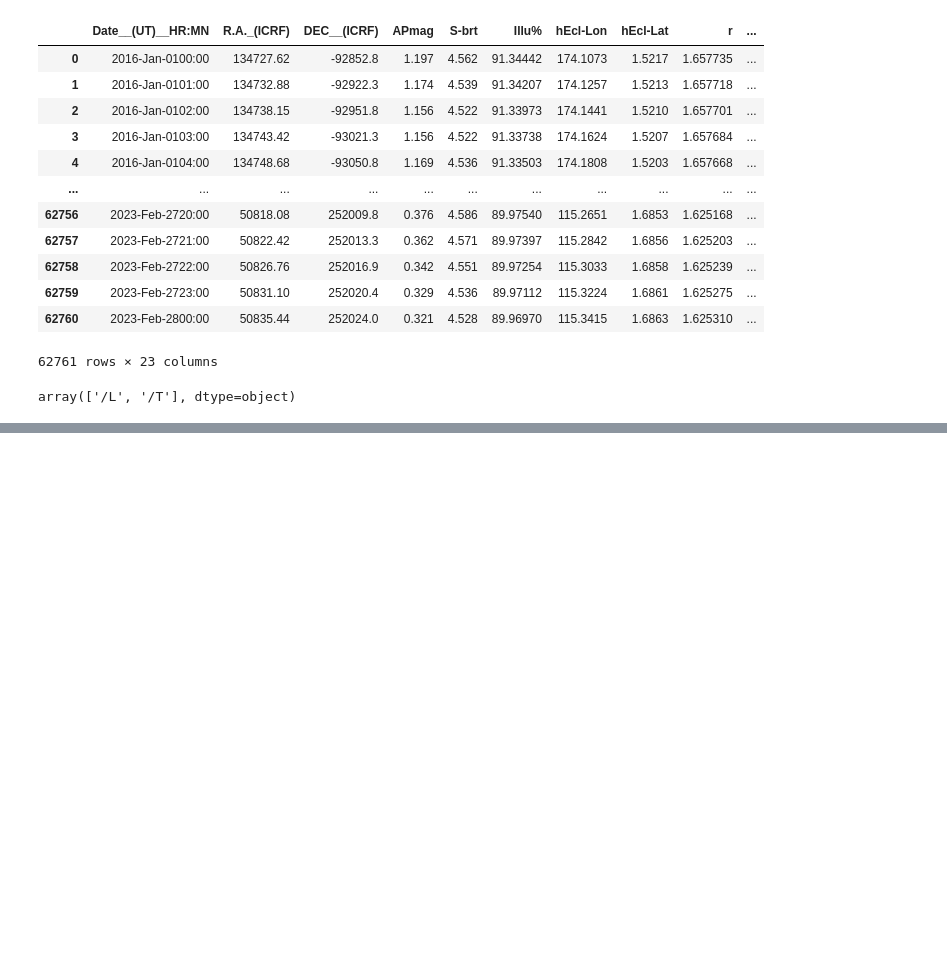
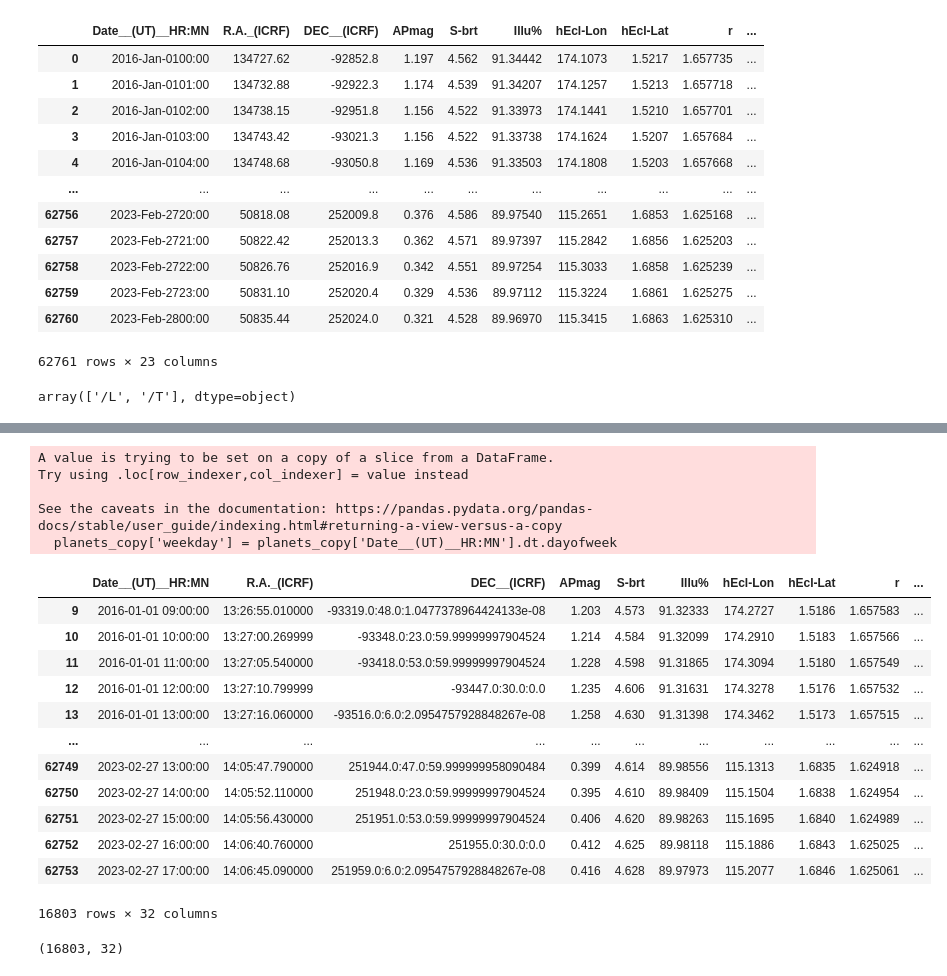
Before and after one commit to makibrte/finance-team, a Jupyter notebook: Data/alexNote.ipynb, the cells around one changed output, grey strips where cells are left out. Drawn from its saved outputs; the diff is of its cells as text; code cells hidden in the pictures; blank space fills up the shorter version.

```diff
--- a/Data/alexNote.ipynb
+++ b/Data/alexNote.ipynb
@@ -199,0 +205,32 @@ planets_copy
+# %%
+# filter weekday monday to friday
+planets_copy['weekday'] = planets_copy['Date__(UT)__HR:MN'].dt.dayofweek
+planets_copy = planets_copy[planets_copy['weekday'] < 5]
+planets_copy
+# %% [output]
+A value is trying to be set on a copy of a slice from a DataFrame.
+Try using .loc[row_indexer,col_indexer] = value instead
+
+See the caveats in the documentation: https://pandas.pydata.org/pandas-docs/stable/user_guide/indexing.html#returning-a-view-versus-a-copy
+  planets_copy['weekday'] = planets_copy['Date__(UT)__HR:MN'].dt.dayofweek
+|  | Date__(UT)__HR:MN | R.A._(ICRF) | DEC__(ICRF) | APmag | S-brt | Illu% | hEcl-Lon | hEcl-Lat | r | ... |
+| 9 | 2016-01-01 09:00:00 | 13:26:55.010000 | -93319.0:48.0:1.0477378964424133e-08 | 1.203 | 4.573 | 91.32333 | 174.2727 | 1.5186 | 1.657583 | ... |
+| 10 | 2016-01-01 10:00:00 | 13:27:00.269999 | -93348.0:23.0:59.99999997904524 | 1.214 | 4.584 | 91.32099 | 174.2910 | 1.5183 | 1.657566 | ... |
+| 11 | 2016-01-01 11:00:00 | 13:27:05.540000 | -93418.0:53.0:59.99999997904524 | 1.228 | 4.598 | 91.31865 | 174.3094 | 1.5180 | 1.657549 | ... |
+| 12 | 2016-01-01 12:00:00 | 13:27:10.799999 | -93447.0:30.0:0.0 | 1.235 | 4.606 | 91.31631 | 174.3278 | 1.5176 | 1.657532 | ... |
+| 13 | 2016-01-01 13:00:00 | 13:27:16.060000 | -93516.0:6.0:2.0954757928848267e-08 | 1.258 | 4.630 | 91.31398 | 174.3462 | 1.5173 | 1.657515 | ... |
+| ... | ... | ... | ... | ... | ... | ... | ... | ... | ... | ... |
+| 62749 | 2023-02-27 13:00:00 | 14:05:47.790000 | 251944.0:47.0:59.999999958090484 | 0.399 | 4.614 | 89.98556 | 115.1313 | 1.6835 | 1.624918 | ... |
+| 62750 | 2023-02-27 14:00:00 | 14:05:52.110000 | 251948.0:23.0:59.99999997904524 | 0.395 | 4.610 | 89.98409 | 115.1504 | 1.6838 | 1.624954 | ... |
+| 62751 | 2023-02-27 15:00:00 | 14:05:56.430000 | 251951.0:53.0:59.99999997904524 | 0.406 | 4.620 | 89.98263 | 115.1695 | 1.6840 | 1.624989 | ... |
+| 62752 | 2023-02-27 16:00:00 | 14:06:40.760000 | 251955.0:30.0:0.0 | 0.412 | 4.625 | 89.98118 | 115.1886 | 1.6843 | 1.625025 | ... |
+| 62753 | 2023-02-27 17:00:00 | 14:06:45.090000 | 251959.0:6.0:2.0954757928848267e-08 | 0.416 | 4.628 | 89.97973 | 115.2077 | 1.6846 | 1.625061 | ... |
+16803 rows × 32 columns
+# %%
+def filter_by_time(df, start, end):
+    df.query('time >= @start and time <= @end', inplace=True)
+    return df
+work_hour_df = filter_by_time(planets_copy, 9, 17)
+work_hour_df.shape
+# %% [output]
+(16803, 32)
```
Also changed, not shown: parts of 12 cells of this notebook.
